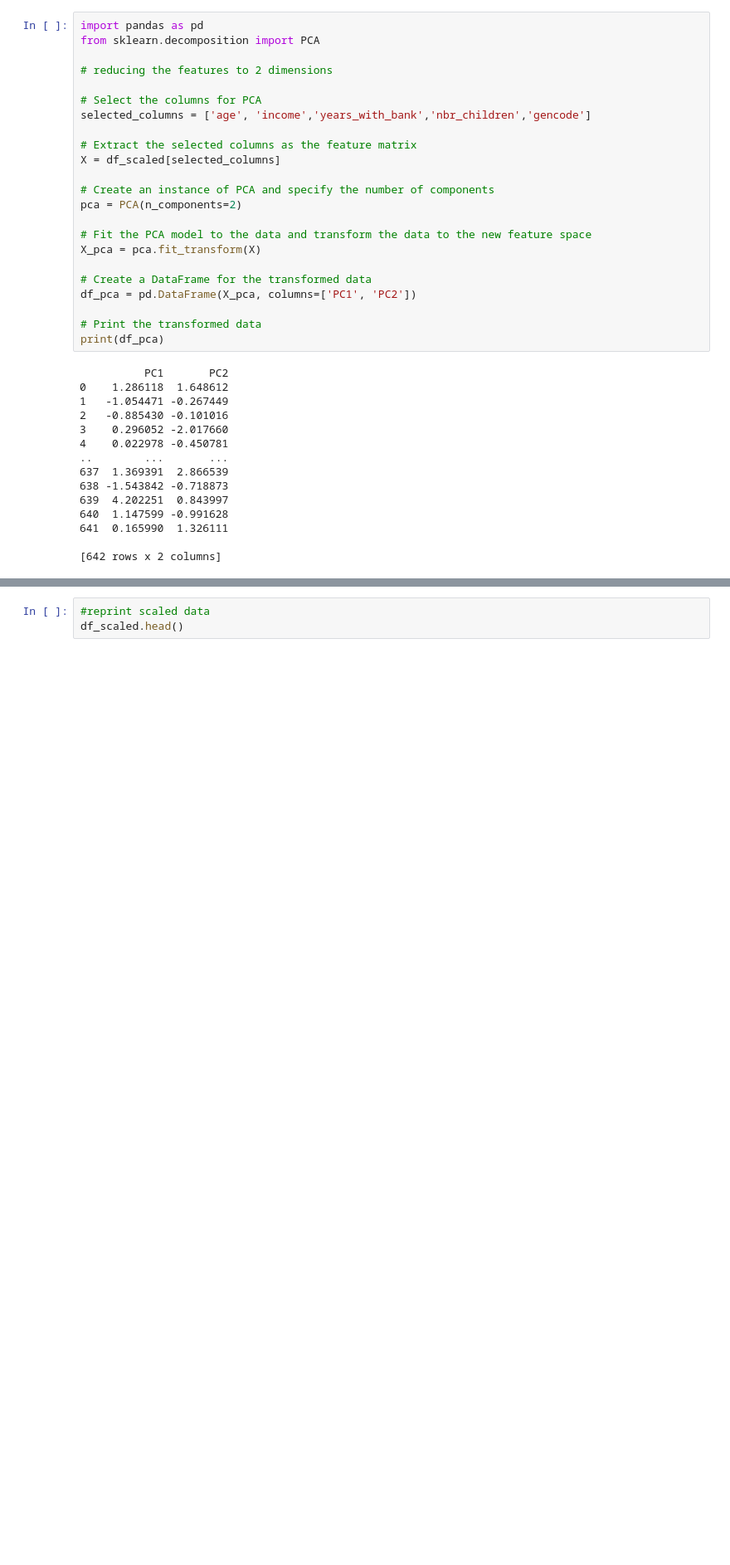
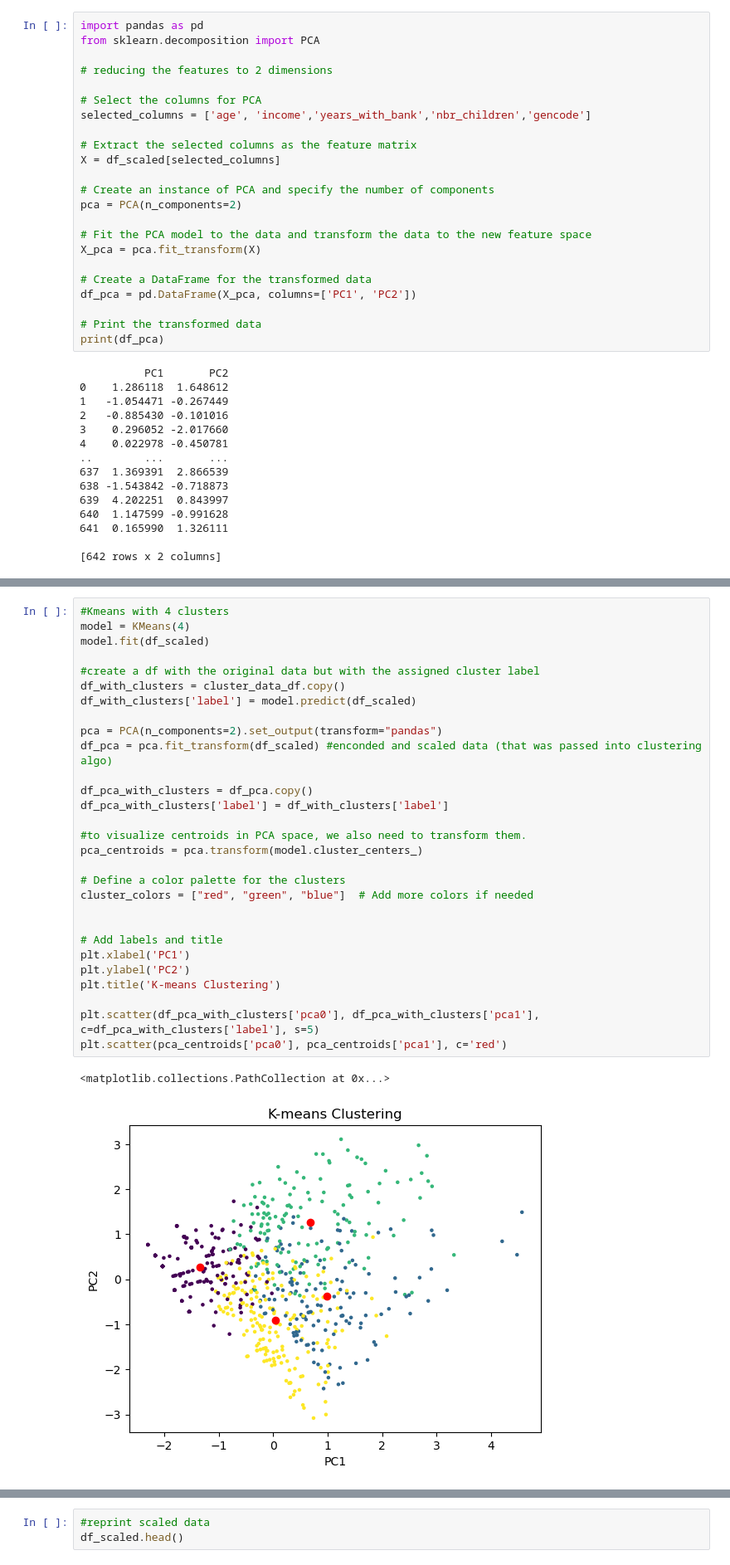
Before and after one commit to tombra1984/LHL-ClusteringProject, a Jupyter notebook: demographic clustering.ipynb, the cells around one changed output, grey strips where cells are left out. Shown: that part at 83% size. Cells and saved outputs as stored; diff of their text form; blank space fills up the shorter version.

```diff
--- a/demographic clustering.ipynb
+++ b/demographic clustering.ipynb
@@ -206,0 +223,32 @@ plt.show()
+# %%
+#Kmeans with 4 clusters
+model = KMeans(4)
+model.fit(df_scaled)
+
+#create a df with the original data but with the assigned cluster label
+df_with_clusters = cluster_data_df.copy()
+df_with_clusters['label'] = model.predict(df_scaled)
+
+pca = PCA(n_components=2).set_output(transform="pandas")
+df_pca = pca.fit_transform(df_scaled) #enconded and scaled data (that was passed into clustering algo)
+
+df_pca_with_clusters = df_pca.copy()
+df_pca_with_clusters['label'] = df_with_clusters['label']
+
+#to visualize centroids in PCA space, we also need to transform them.
+pca_centroids = pca.transform(model.cluster_centers_)
+
+# Define a color palette for the clusters
+cluster_colors = ["red", "green", "blue"]  # Add more colors if needed
+
+
+# Add labels and title
+plt.xlabel('PC1')
+plt.ylabel('PC2')
+plt.title('K-means Clustering')
+
+plt.scatter(df_pca_with_clusters['pca0'], df_pca_with_clusters['pca1'], c=df_pca_with_clusters['label'], s=5)
+plt.scatter(pca_centroids['pca0'], pca_centroids['pca1'], c='red')
+# %% [output]
+<matplotlib.collections.PathCollection at 0x...>
+[figure, added]
```
Also changed, not shown: parts of 18 cells of this notebook.
